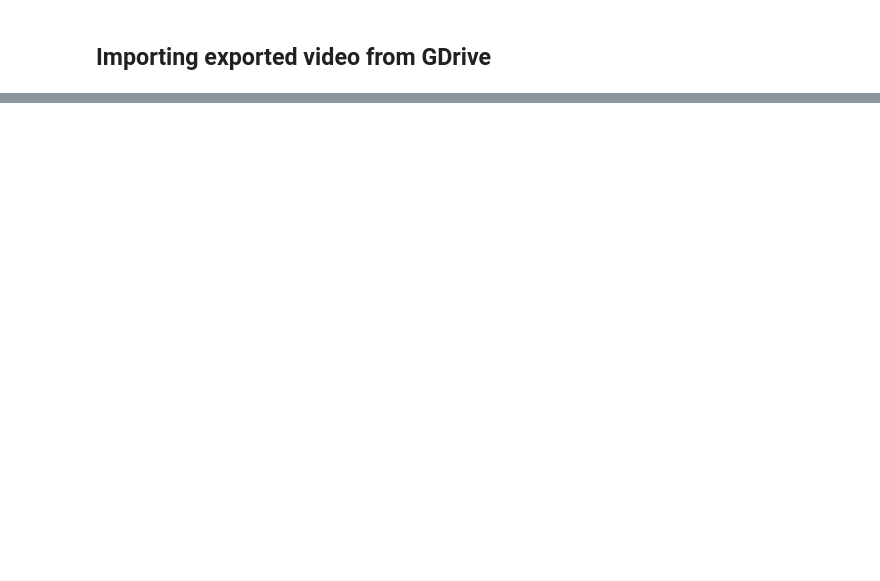
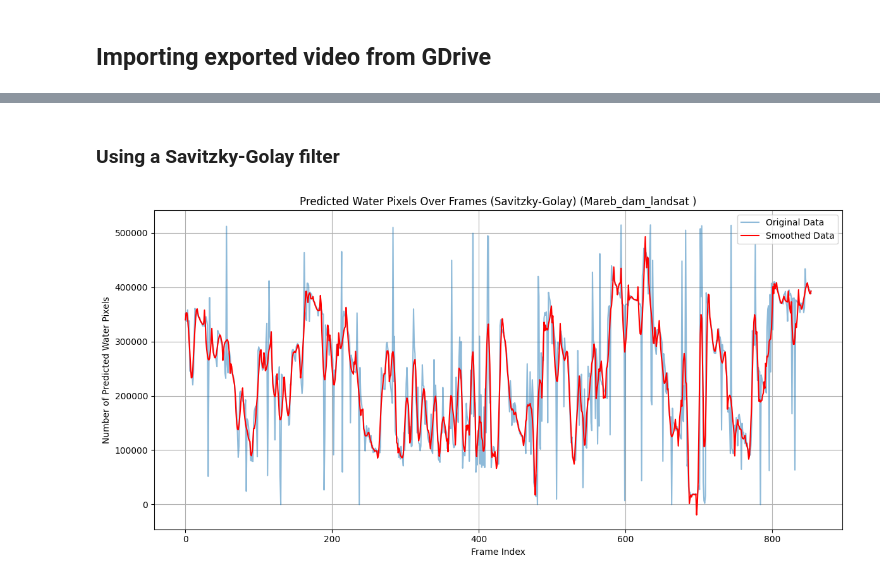
Before and after one commit to Birkbeck/msc-projects-2023-4-aimanaleryani, a Jupyter notebook: Application.ipynb, the cells around one changed output, grey strips where cells are left out. Drawn from its saved outputs; the diff is of its cells as text; code cells hidden in the pictures; blank space fills up the shorter version.

```diff
--- a/Application.ipynb
+++ b/Application.ipynb
@@ -423,0 +543,30 @@ cv2.destroyAllWindows()
+# %% [markdown]
+### Using a Savitzky-Golay filter
+# %%
+import pandas as pd
+import matplotlib.pyplot as plt
+from scipy.signal import savgol_filter
+
+# Load the data
+df = pd.read_csv(('/content/drive/MyDrive/VideosOut/Data/predicted_water_pixel_counts' + descrip + '.csv'))
+
+# Apply Savitzky-Golay filter for smoothing
+window_size = 11  # Window size must be odd and greater than poly_order
+poly_order = 3    # Polynomial order
+df['smoothed_pixels'] = savgol_filter(df['predicted_water_pixels'], window_size, poly_order)
+
+# Plotting the original and smoothed data
+plt.figure(figsize=(12, 6))
+plt.plot(df['frame_index'], df['predicted_water_pixels'], label='Original Data', alpha=0.5)
+plt.plot(df['frame_index'], df['smoothed_pixels'], label='Smoothed Data', color='red')
+plt.title(('Predicted Water Pixels Over Frames (Savitzky-Golay) ('+ descrip+' )' ))
+plt.xlabel('Frame Index')
+plt.ylabel('Number of Predicted Water Pixels')
+plt.legend()
+plt.grid(True)
+plt.tight_layout()
+# Save the plot as a jpg
+plt.savefig(('/content/drive/MyDrive/VideosOut/Plots/predicted_water_pixel_counts_' + descrip + '_savitzky-golay.jpg'), format='jpg')
+plt.show()
+# %% [output]
+[figure, added]
```
Also changed, not shown: parts of 17 cells of this notebook.
